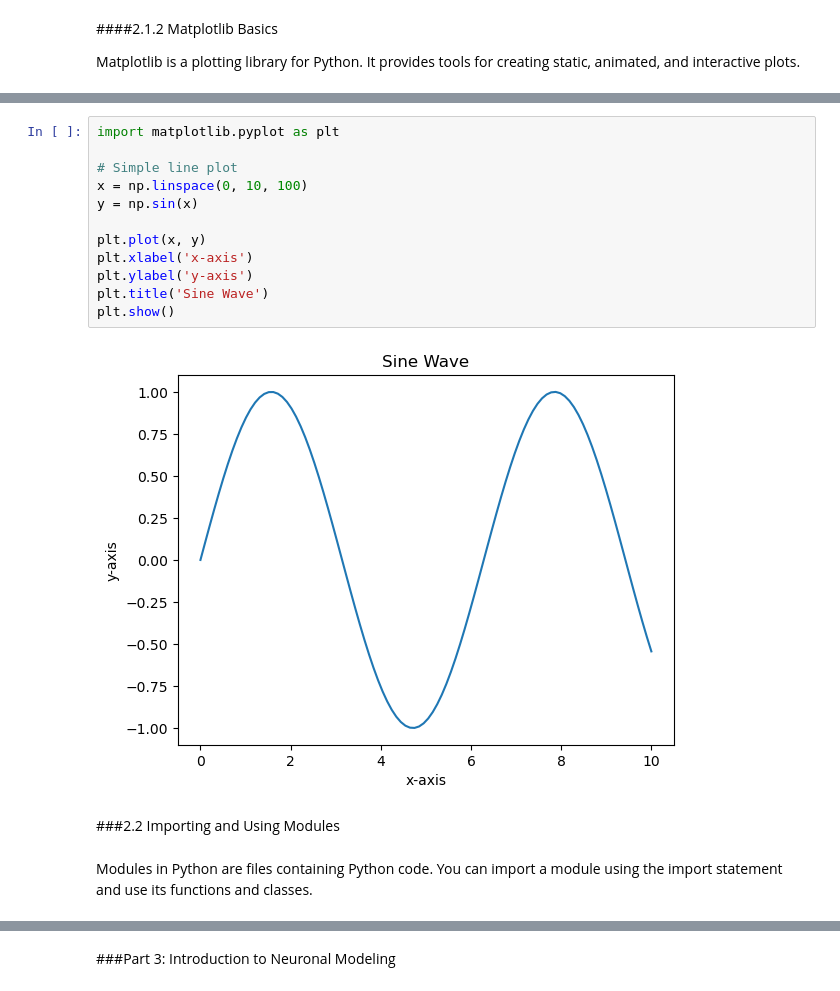
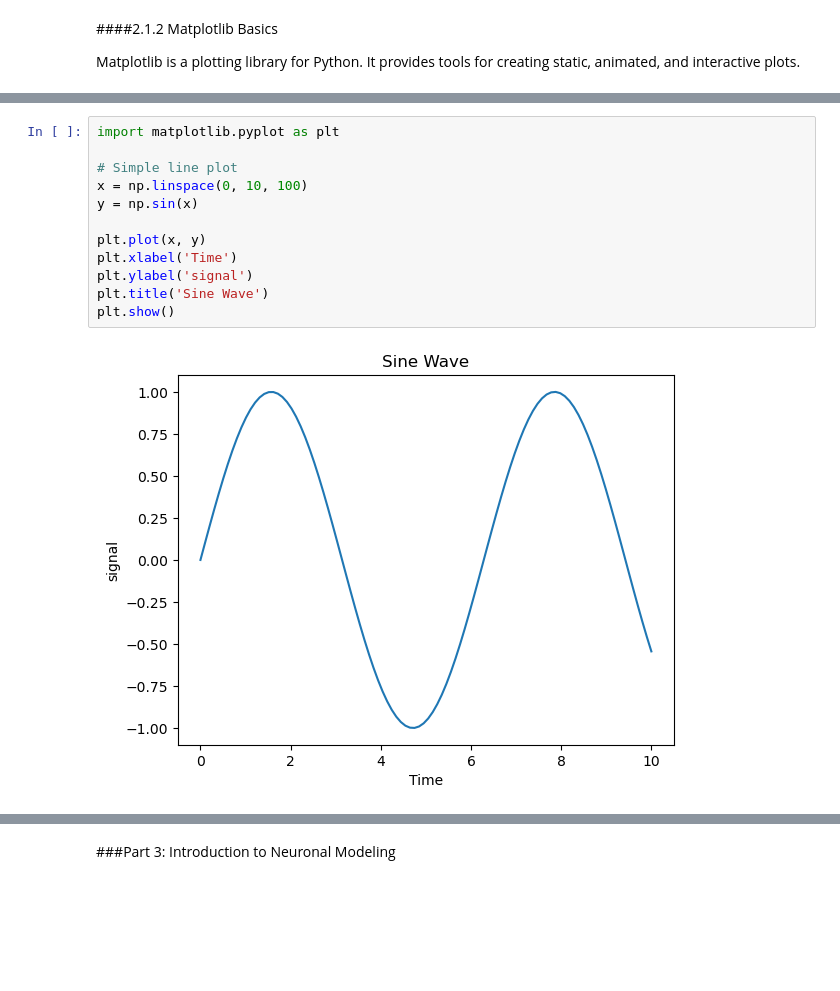
Before and after one commit to ISRC-CN3/Day-1-12-Aug, a Jupyter notebook: lab/Codes/Python/Day1_Programming.ipynb, the cells around one changed output, grey strips where cells are left out. Saved outputs shown, nothing was run; the diff lists cells and outputs as text; blank space fills up the shorter version.

```diff
--- a/lab/Codes/Python/Day1_Programming.ipynb
+++ b/lab/Codes/Python/Day1_Programming.ipynb
@@ -381,18 +485,14 @@ Matplotlib is a plotting library for Python. It provides tools for creating stat
 # %%
 import matplotlib.pyplot as plt
 
 # Simple line plot
 x = np.linspace(0, 10, 100)
 y = np.sin(x)
 
 plt.plot(x, y)
-plt.xlabel('x-axis')
-plt.ylabel('y-axis')
+plt.xlabel('Time')
+plt.ylabel('signal')
 plt.title('Sine Wave')
 plt.show()
 # %% [output]
-[figure, old version]
+[figure, new version]
-# %% [markdown]
-###2.2 Importing and Using Modules
-# %% [markdown]
-Modules in Python are files containing Python code. You can import a module using the import statement and use its functions and classes.
```
Also changed, not shown: parts of 11 cells of this notebook.
